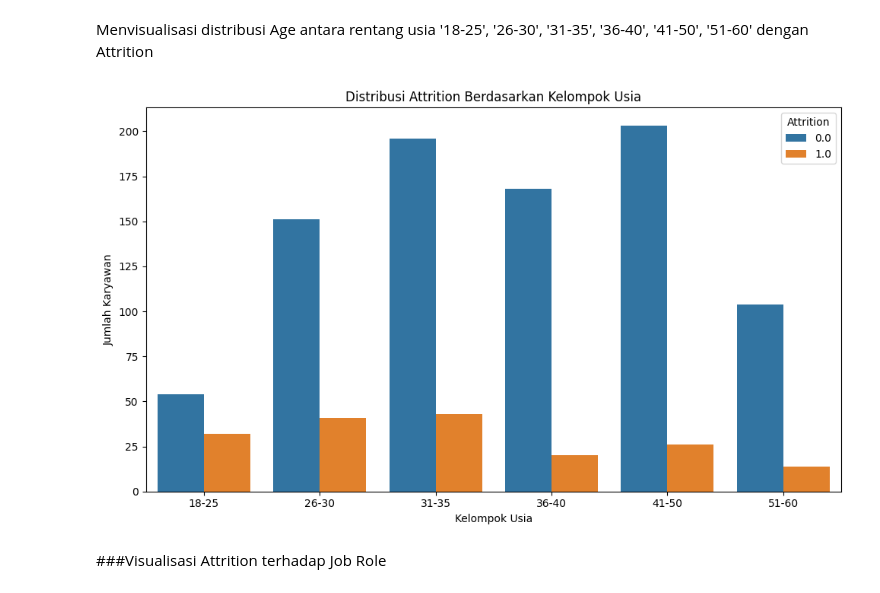
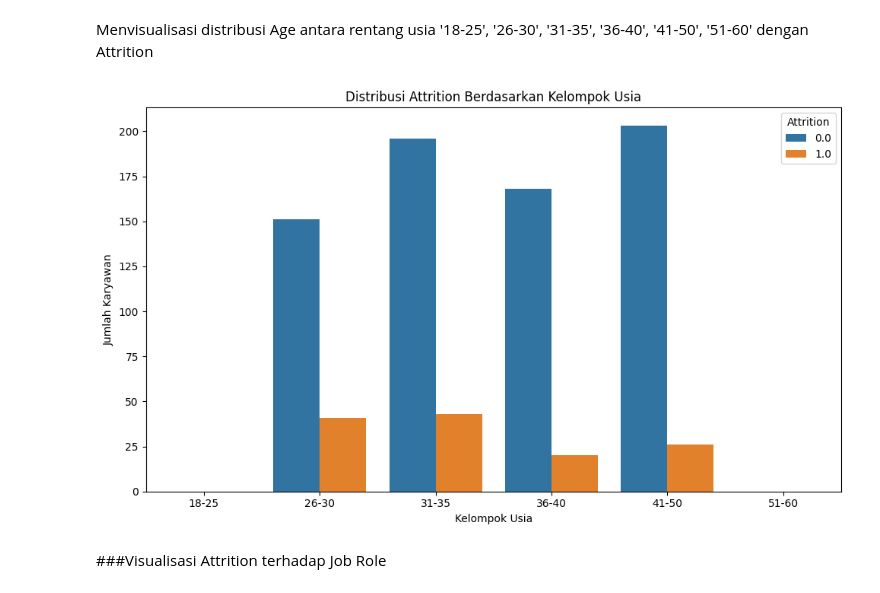
Before and after one commit to liqolina/Submission-Dicoding, a Jupyter notebook: PDS_1/notebook.ipynb, the cells around one changed output. Saved outputs shown, nothing was run; the diff lists cells and outputs as text; code cells hidden in the pictures.

```diff
--- a/PDS_1/notebook.ipynb
+++ b/PDS_1/notebook.ipynb
@@ -394,21 +394,21 @@ plt.show()
 Menvisualisasi distribusi Age antara rentang usia '18-25', '26-30', '31-35', '36-40', '41-50', '51-60' dengan Attrition
 # %%
 # Kelompokkan usia ke dalam rentang (jika belum)
-df['AgeGroup'] = pd.cut(df['Age'], bins=[18, 25, 30, 35, 40, 50, 60],
-                        labels=['18-25', '26-30', '31-35', '36-40', '41-50', '51-60'])
+df['AgeGroup'] = pd.cut(df['Age'], bins=[15, 25, 30, 35, 40, 50, 65],
+                        labels=['15-25', '26-30', '31-35', '36-40', '41-50', '51-65'])
 
 # Visualisasi distribusi Attrition berdasarkan kelompok usia
 plt.figure(figsize=(10, 6))
 sns.countplot(x='AgeGroup', hue='Attrition', data=df,
               order=['18-25', '26-30', '31-35', '36-40', '41-50', '51-60'])
 plt.title('Distribusi Attrition Berdasarkan Kelompok Usia')
 plt.xlabel('Kelompok Usia')
 plt.ylabel('Jumlah Karyawan')
 plt.legend(title='Attrition')
 plt.tight_layout()
 plt.show()
 # %% [output]
-[figure, old version]
+[figure, new version]
 # %% [markdown]
 ###Visualisasi Attrition terhadap Job Role
 # %% [markdown]
```
Also changed, not shown: parts of 1 cell of this notebook, 3 other files.
